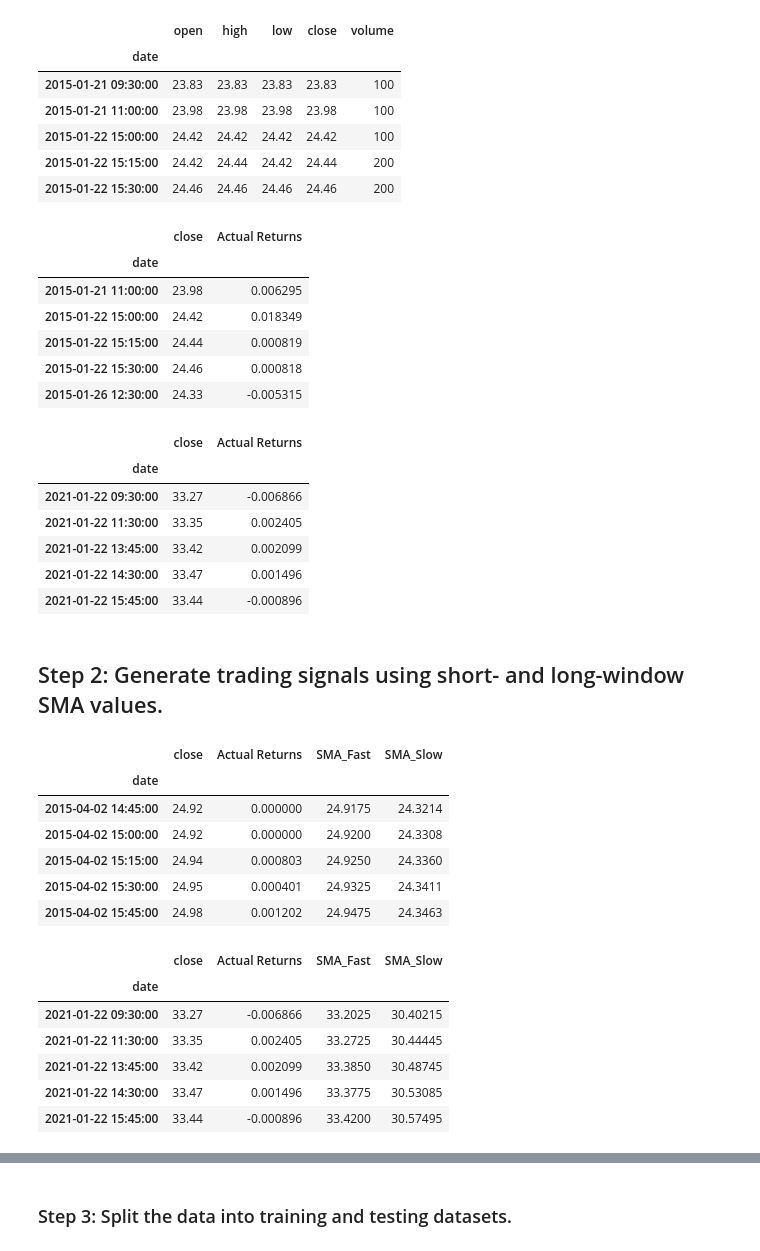
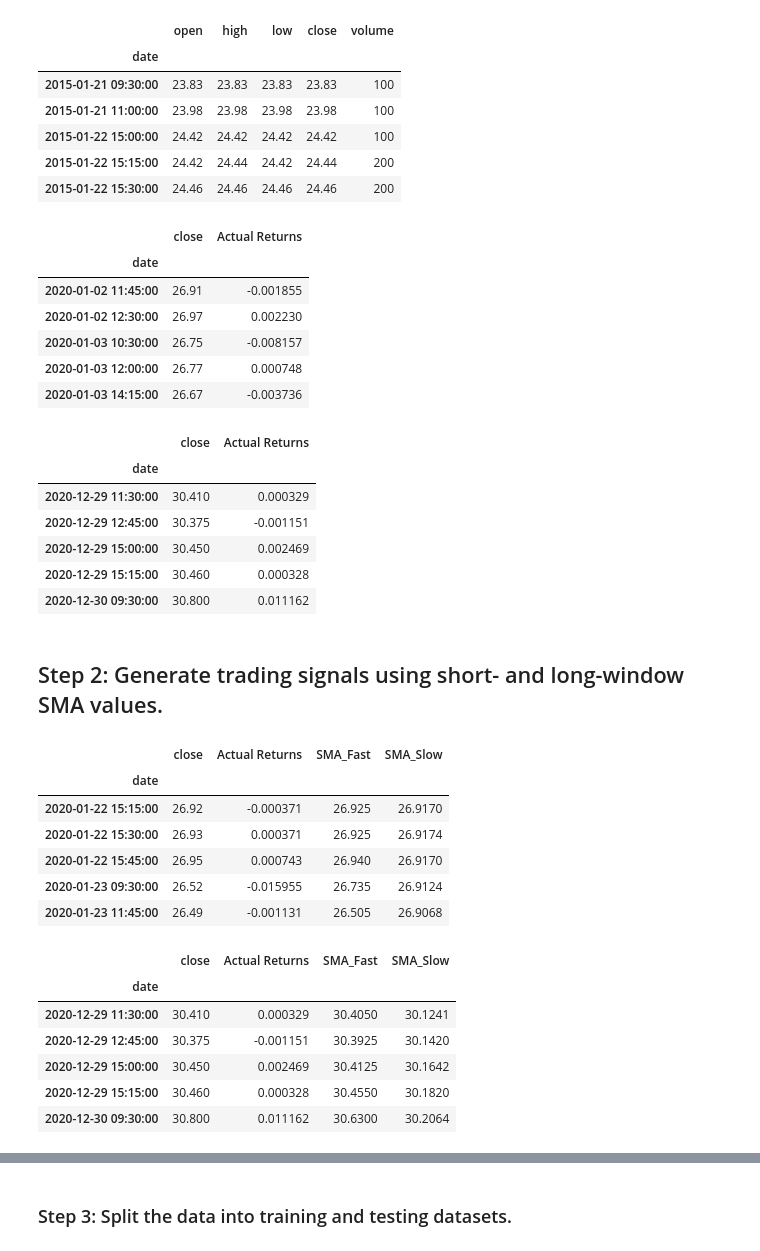
Before and after one commit to RyanSvendson/module_14, a Jupyter notebook: Starter_Code/machine_learning_trading_bot.ipynb, the cells around one changed output, grey strips where cells are left out. Cells and saved outputs as stored; diff of their text form; code cells hidden in the pictures.

```diff
--- a/Starter_Code/machine_learning_trading_bot.ipynb
+++ b/Starter_Code/machine_learning_trading_bot.ipynb
@@ -106,7 +106,7 @@ ohlcv_df.head()
 | 2015-01-22 15:30:00 | 24.46 | 24.46 | 24.46 | 24.46 | 200 |
 # %%
 # Filter the date index and close columns
-signals_df = ohlcv_df.loc[:, ["close"]]
+signals_df = ohlcv_df.loc["2020-01-02 010:00:00" : "2020-12-30 09:30:00", ["close"]]
 
 # Use the pct_change function to generate  returns from close prices
 signals_df["Actual Returns"] = signals_df["close"].pct_change()
@@ -120,49 +120,49 @@ display(signals_df.tail())
 # %% [output]
 |  | close | Actual Returns |
 | date |  |  |
-| 2015-01-21 11:00:00 | 23.98 | 0.006295 |
-| 2015-01-22 15:00:00 | 24.42 | 0.018349 |
-| 2015-01-22 15:15:00 | 24.44 | 0.000819 |
-| 2015-01-22 15:30:00 | 24.46 | 0.000818 |
-| 2015-01-26 12:30:00 | 24.33 | -0.005315 |
+| 2020-01-02 11:45:00 | 26.91 | -0.001855 |
+| 2020-01-02 12:30:00 | 26.97 | 0.002230 |
+| 2020-01-03 10:30:00 | 26.75 | -0.008157 |
+| 2020-01-03 12:00:00 | 26.77 | 0.000748 |
+| 2020-01-03 14:15:00 | 26.67 | -0.003736 |
 |  | close | Actual Returns |
 | date |  |  |
-| 2021-01-22 09:30:00 | 33.27 | -0.006866 |
-| 2021-01-22 11:30:00 | 33.35 | 0.002405 |
-| 2021-01-22 13:45:00 | 33.42 | 0.002099 |
-| 2021-01-22 14:30:00 | 33.47 | 0.001496 |
-| 2021-01-22 15:45:00 | 33.44 | -0.000896 |
+| 2020-12-29 11:30:00 | 30.410 | 0.000329 |
+| 2020-12-29 12:45:00 | 30.375 | -0.001151 |
+| 2020-12-29 15:00:00 | 30.450 | 0.002469 |
+| 2020-12-29 15:15:00 | 30.460 | 0.000328 |
+| 2020-12-30 09:30:00 | 30.800 | 0.011162 |
 # %% [markdown]
 ## Step 2: Generate trading signals using short- and long-window SMA values.
 # %%
 # Set the short window and long window
-short_window = 4
-long_window = 100
+short_window = 2
+long_window = 50
 
 # Generate the fast and slow simple moving averages (4 and 100 days, respectively)
 signals_df['SMA_Fast'] = signals_df['close'].rolling(window=short_window).mean()
 signals_df['SMA_Slow'] = signals_df['close'].rolling(window=long_window).mean()
 
 signals_df = signals_df.dropna()
 
 # Review the DataFrame
 display(signals_df.head())
 display(signals_df.tail())
 # %% [output]
 |  | close | Actual Returns | SMA_Fast | SMA_Slow |
 | date |  |  |  |  |
-| 2015-04-02 14:45:00 | 24.92 | 0.000000 | 24.9175 | 24.3214 |
-| 2015-04-02 15:00:00 | 24.92 | 0.000000 | 24.9200 | 24.3308 |
-| 2015-04-02 15:15:00 | 24.94 | 0.000803 | 24.9250 | 24.3360 |
-| 2015-04-02 15:30:00 | 24.95 | 0.000401 | 24.9325 | 24.3411 |
-| 2015-04-02 15:45:00 | 24.98 | 0.001202 | 24.9475 | 24.3463 |
+| 2020-01-22 15:15:00 | 26.92 | -0.000371 | 26.925 | 26.9170 |
+| 2020-01-22 15:30:00 | 26.93 | 0.000371 | 26.925 | 26.9174 |
+| 2020-01-22 15:45:00 | 26.95 | 0.000743 | 26.940 | 26.9170 |
+| 2020-01-23 09:30:00 | 26.52 | -0.015955 | 26.735 | 26.9124 |
+| 2020-01-23 11:45:00 | 26.49 | -0.001131 | 26.505 | 26.9068 |
 |  | close | Actual Returns | SMA_Fast | SMA_Slow |
 | date |  |  |  |  |
-| 2021-01-22 09:30:00 | 33.27 | -0.006866 | 33.2025 | 30.40215 |
-| 2021-01-22 11:30:00 | 33.35 | 0.002405 | 33.2725 | 30.44445 |
-| 2021-01-22 13:45:00 | 33.42 | 0.002099 | 33.3850 | 30.48745 |
-| 2021-01-22 14:30:00 | 33.47 | 0.001496 | 33.3775 | 30.53085 |
-| 2021-01-22 15:45:00 | 33.44 | -0.000896 | 33.4200 | 30.57495 |
+| 2020-12-29 11:30:00 | 30.410 | 0.000329 | 30.4050 | 30.1241 |
+| 2020-12-29 12:45:00 | 30.375 | -0.001151 | 30.3925 | 30.1420 |
+| 2020-12-29 15:00:00 | 30.450 | 0.002469 | 30.4125 | 30.1642 |
+| 2020-12-29 15:15:00 | 30.460 | 0.000328 | 30.4550 | 30.1820 |
+| 2020-12-30 09:30:00 | 30.800 | 0.011162 | 30.6300 | 30.2064 |
 # %%
 # Initialize the new Signal column
 signals_df['Signal'] = 0.0
```
Also changed, not shown: parts of 13 cells of this notebook, 3 other files.
